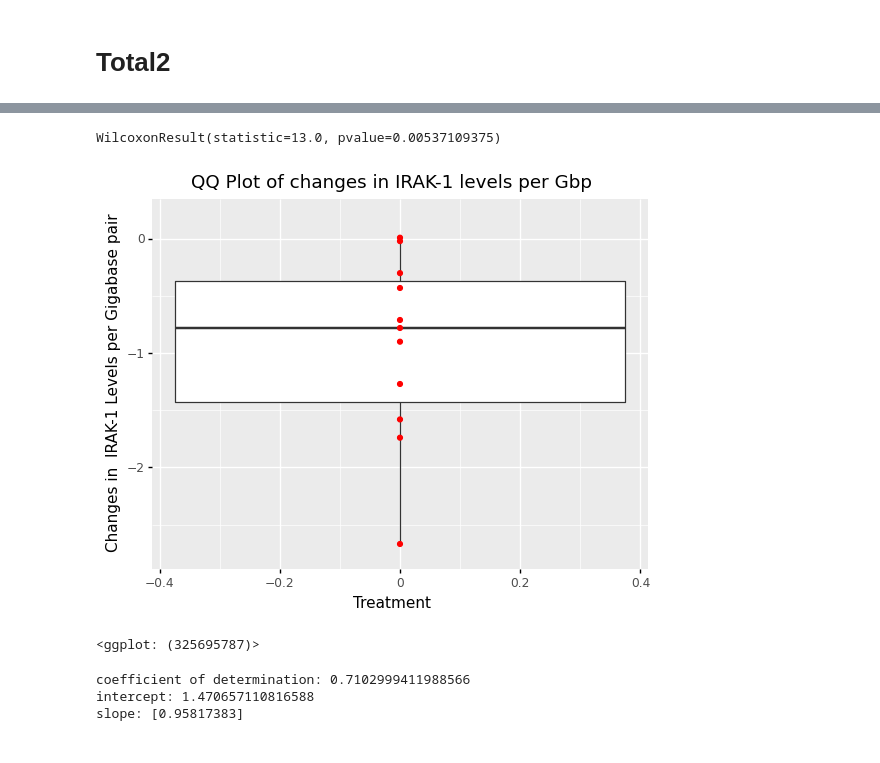
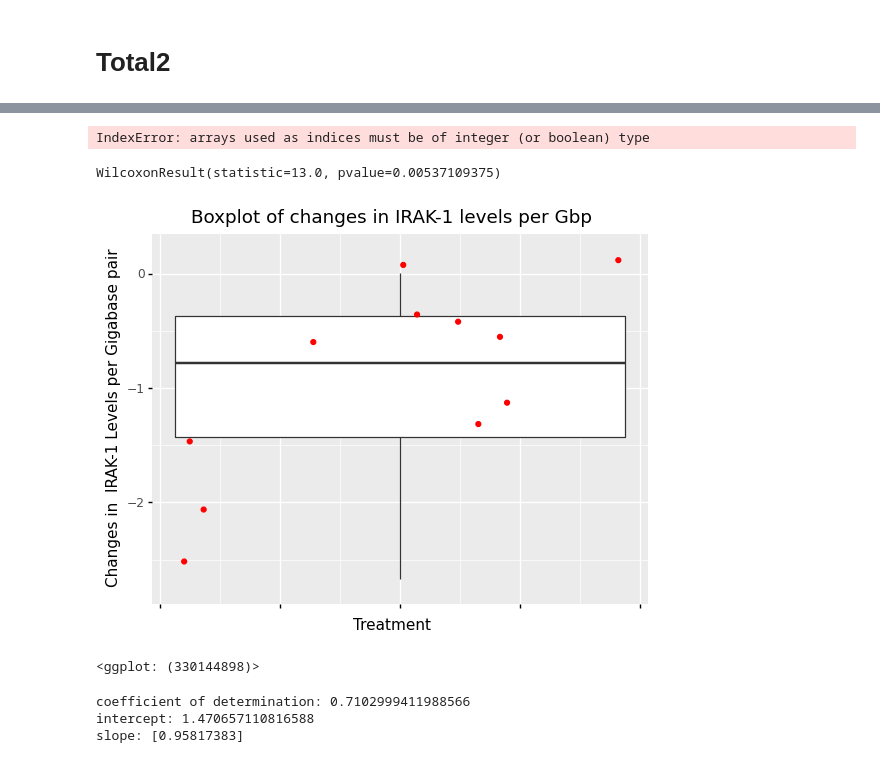
Before and after one commit to ASSahasranamam/thesis, a Jupyter notebook: thesis/treatment.ipynb, the cells around one changed output, grey strips where cells are left out. Saved outputs shown, nothing was run; the diff lists cells and outputs as text; code cells hidden in the pictures.

```diff
--- a/thesis/treatment.ipynb
+++ b/thesis/treatment.ipynb
@@ -351,0 +355,16 @@ ggplot(data_total, aes(x='treatment',y="total2" ), ) + geom_boxplot(outlier_shap
+# %%
+q1_2 = np.round(data.total2.quantile(0.25), 4)
+q3_2 = np.round(data.total2.quantile(0.75), 4)
+iqr2 = np.round(q3_2 - q1_2, 4)
+lower2 = np.round( q1_2 - (1.5 * iqr2),4)
+upper2=  np.round( q3_2+  (1.5 * iqr2),4)
+removed_outliers2 = data.total2.between(lower, upper)
+data_total2= data[removed_outliers2]
+
+label = pd.DataFrame({"total2": [10],
+                      "treatment":["baseline"],
+                      "label": " pvalue=0.00691 \n The Treatments shows significant difference "})
+
+ggplot(data_total2, aes(x='treatment',y="total2" ), ) + geom_boxplot(outlier_shape = "") + geom_jitter(data_total2,aes(y="total2",colour='treatment') )  + ggtitle("QQ Plot of IRAK-1 expression per  GbP") + xlab("Treatment") + ylab("Total IRAK-1 Levels per Gigabase pair") + geom_text(aes(label="label"), data=label, va="top", ha="left") +ylim(0, upper2)
+# %% [output]
+IndexError: arrays used as indices must be of integer (or boolean) type
@@ -356,9 +378,14 @@ wilcoxon(diff_data["diff_total2"])
 # %% [output]
 WilcoxonResult(statistic=13.0, pvalue=0.00537109375)
 # %%
+def no_labels(values):
+    return [""] * len(values)
+
+
 removed_outliers_diffData = diff_data.diff_total2.between(diff_data.diff_total2.quantile(.05), diff_data.diff_total2.quantile(.95))
 difftotalData=diff_data[removed_outliers_diffData]
-ggplot(difftotalData, aes( x='0',y='diff_total2') ) + geom_boxplot() + geom_point(color="red") + ylim(difftotalData.diff_total2.quantile(.05), difftotalData.diff_total2.quantile(.95)) + ggtitle("QQ Plot of changes in IRAK-1 levels per Gbp") + xlab("Treatment") + ylab("Changes in  IRAK-1 Levels per Gigabase pair")
+ggplot(difftotalData, aes( x='0',y='diff_total2') ) + geom_boxplot() + geom_jitter(color="red") + ylim(difftotalData.diff_total2.quantile(.05), difftotalData.diff_total2.quantile(.95)) + ggtitle("Boxplot of changes in IRAK-1 levels per Gbp") + xlab("Treatment") + ylab("Changes in  IRAK-1 Levels per Gigabase pair")   +\
+scale_x_continuous(labels=no_labels)
 # %% [output]
-[figure, old version]
+[figure, new version]
-<ggplot: (325695787)>
+<ggplot: (330144898)>
```
Also changed, not shown: parts of 25 cells of this notebook, 4 other files.
